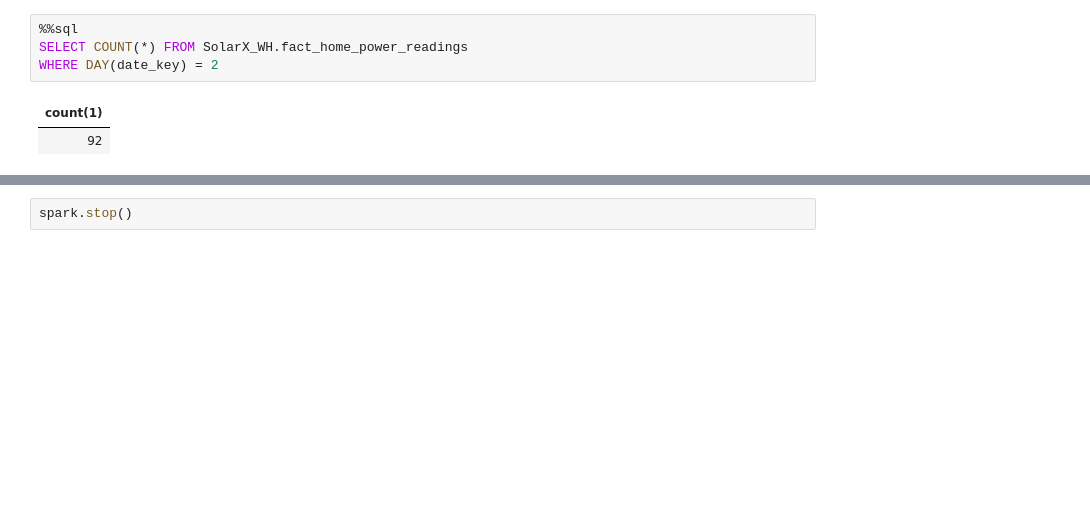
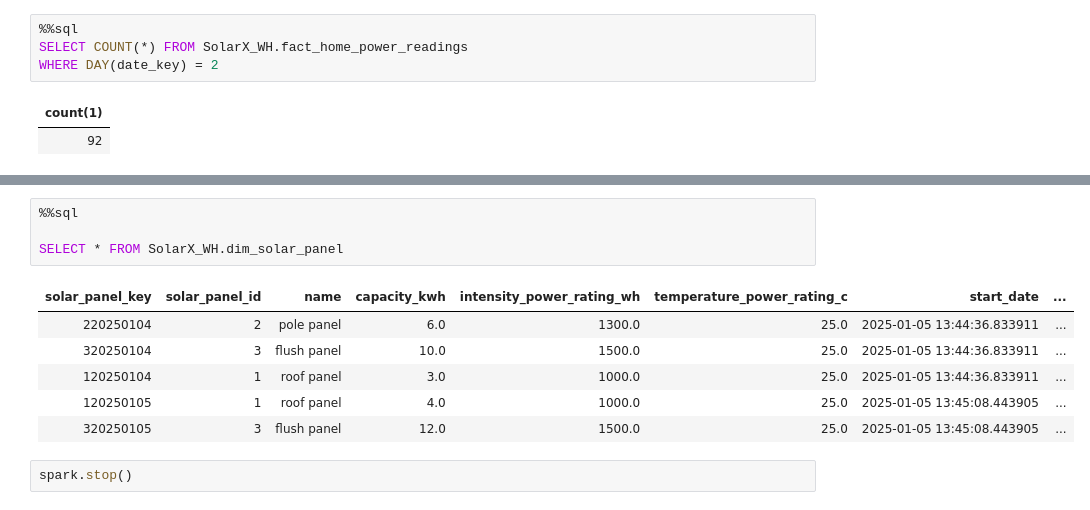
Before and after one commit to eslamdyab21/SolarX-Lakehouse, a Jupyter notebook: notebooks/wh_etl.ipynb, the cells around one changed output, grey strips where cells are left out. Drawn from its saved outputs; the diff is of its cells as text; blank space fills up the shorter version.

Commit message:
solar panel dimension

```diff
--- a/notebooks/wh_etl.ipynb
+++ b/notebooks/wh_etl.ipynb
@@ -761,2 +895,13 @@ WHERE DAY(date_key) = 2
+# %%
+%%sql
+
+SELECT * FROM SolarX_WH.dim_solar_panel
+# %% [output]
+| solar_panel_key | solar_panel_id | name | capacity_kwh | intensity_power_rating_wh | temperature_power_rating_c | start_date | ... |
+| 220250104 | 2 | pole panel | 6.0 | 1300.0 | 25.0 | 2025-01-05 13:44:36.833911 | ... |
+| 320250104 | 3 | flush panel | 10.0 | 1500.0 | 25.0 | 2025-01-05 13:44:36.833911 | ... |
+| 120250104 | 1 | roof panel | 3.0 | 1000.0 | 25.0 | 2025-01-05 13:44:36.833911 | ... |
+| 120250105 | 1 | roof panel | 4.0 | 1000.0 | 25.0 | 2025-01-05 13:45:08.443905 | ... |
+| 320250105 | 3 | flush panel | 12.0 | 1500.0 | 25.0 | 2025-01-05 13:45:08.443905 | ... |
 # %%
 spark.stop()
```
Also changed, not shown: parts of 21 cells of this notebook.
